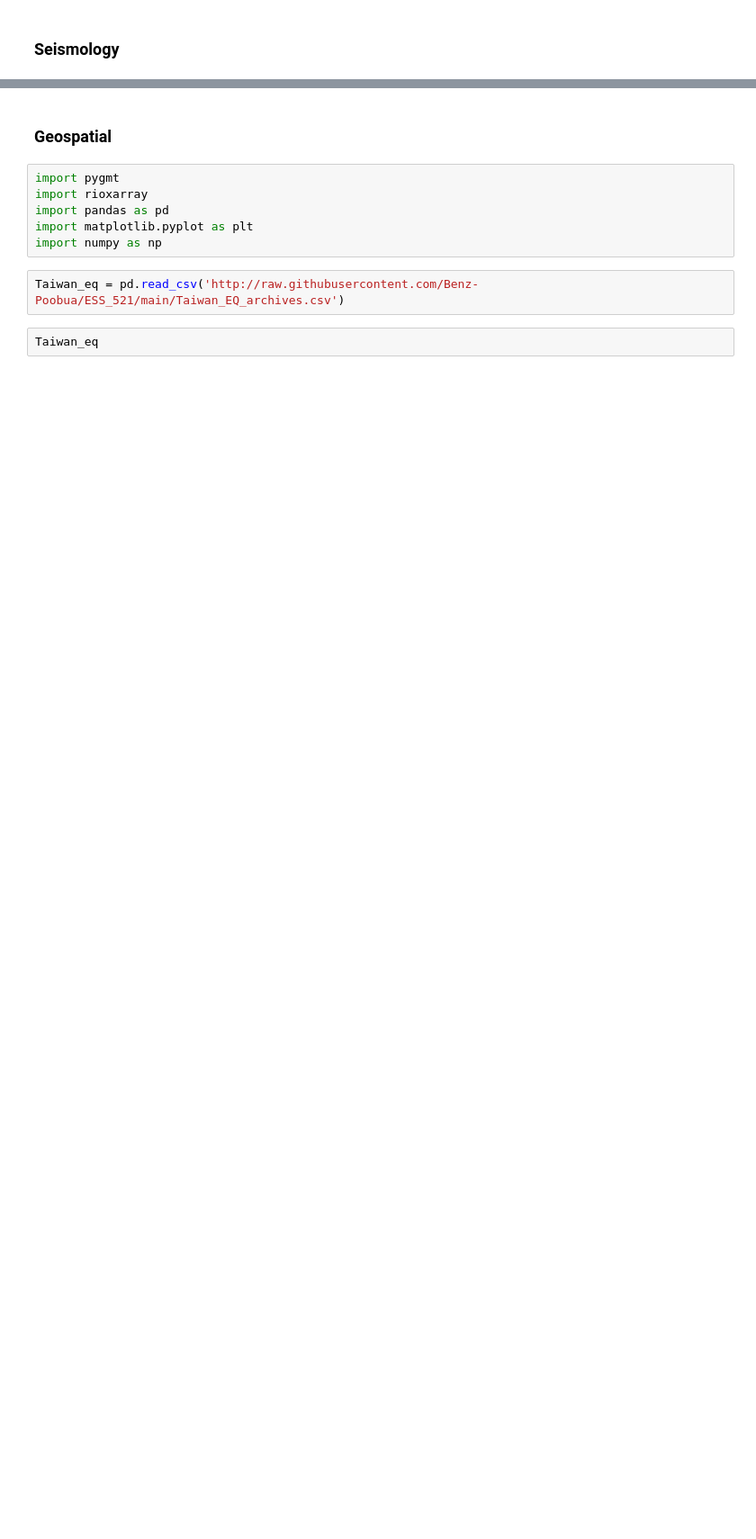
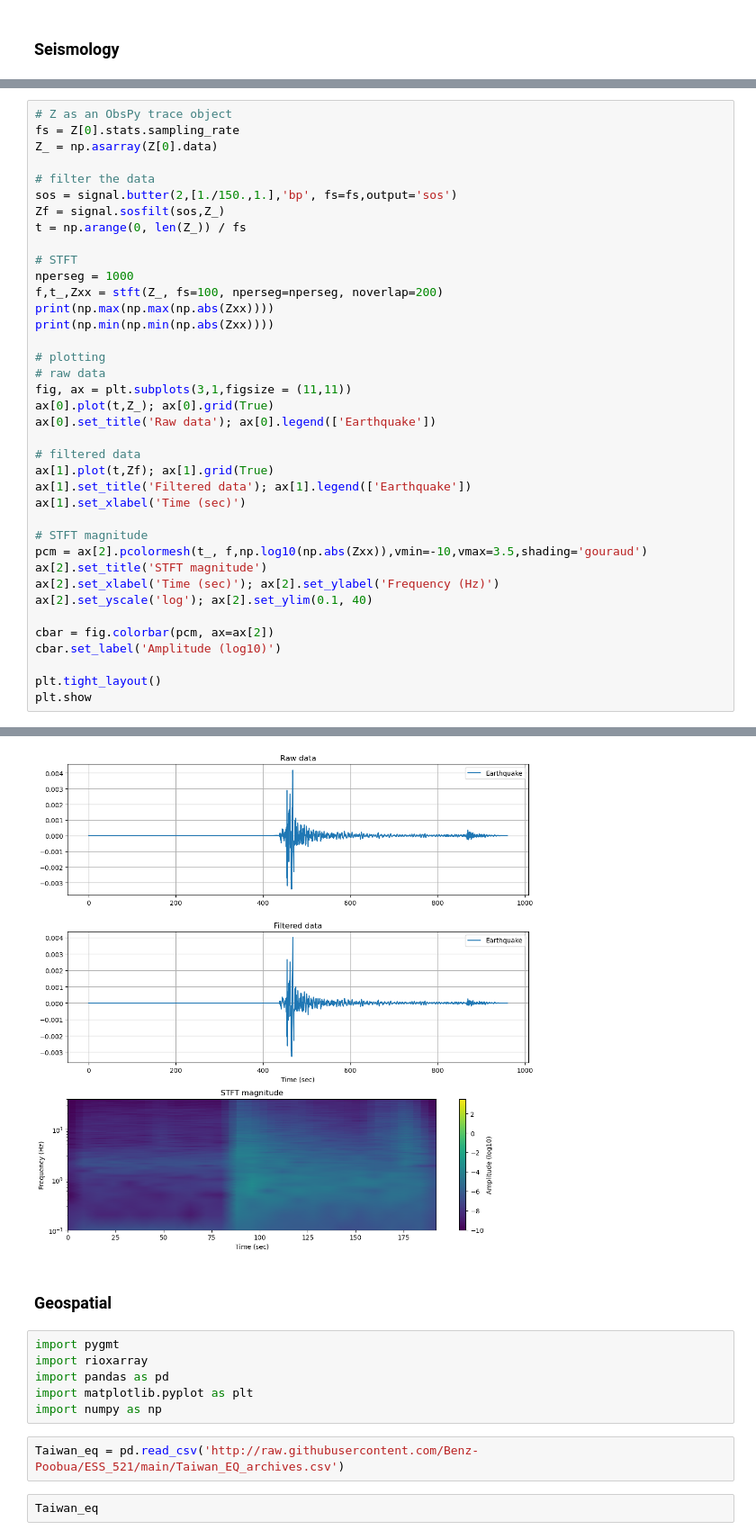
Before and after one commit to Benz-Poobua/Hualien-Earthquake-analysis, a Jupyter notebook: Hualien_Earthquake_Analysis.ipynb, the cells around one changed output, grey strips where cells are left out. Shown at 90% size. Cells and saved outputs as stored; diff of their text form; blank space fills up the shorter version.

```diff
--- a/Hualien_Earthquake_Analysis.ipynb
+++ b/Hualien_Earthquake_Analysis.ipynb
@@ -18,0 +46,39 @@ st.plot();
+# %%
+# Z as an ObsPy trace object
+fs = Z[0].stats.sampling_rate
+Z_ = np.asarray(Z[0].data)
+
+# filter the data
+sos = signal.butter(2,[1./150.,1.],'bp', fs=fs,output='sos')
+Zf = signal.sosfilt(sos,Z_)
+t = np.arange(0, len(Z_)) / fs
+
+# STFT
+nperseg = 1000
+f,t_,Zxx = stft(Z_, fs=100, nperseg=nperseg, noverlap=200)
+print(np.max(np.max(np.abs(Zxx))))
+print(np.min(np.min(np.abs(Zxx))))
+
+# plotting
+# raw data
+fig, ax = plt.subplots(3,1,figsize = (11,11))
+ax[0].plot(t,Z_); ax[0].grid(True)
+ax[0].set_title('Raw data'); ax[0].legend(['Earthquake'])
+
+# filtered data
+ax[1].plot(t,Zf); ax[1].grid(True)
+ax[1].set_title('Filtered data'); ax[1].legend(['Earthquake'])
+ax[1].set_xlabel('Time (sec)')
+
+# STFT magnitude
+pcm = ax[2].pcolormesh(t_, f,np.log10(np.abs(Zxx)),vmin=-10,vmax=3.5,shading='gouraud')
+ax[2].set_title('STFT magnitude')
+ax[2].set_xlabel('Time (sec)'); ax[2].set_ylabel('Frequency (Hz)')
+ax[2].set_yscale('log'); ax[2].set_ylim(0.1, 40)
+
+cbar = fig.colorbar(pcm, ax=ax[2])
+cbar.set_label('Amplitude (log10)')
+
+plt.tight_layout()
+plt.show
+# %% [output]
@@ -19,3 +88,4 @@ st.plot();
+[figure, added]
 # %% [markdown]
 ### Geospatial
 # %%
```
Also changed, not shown: parts of 5 cells of this notebook, 1 other file.
